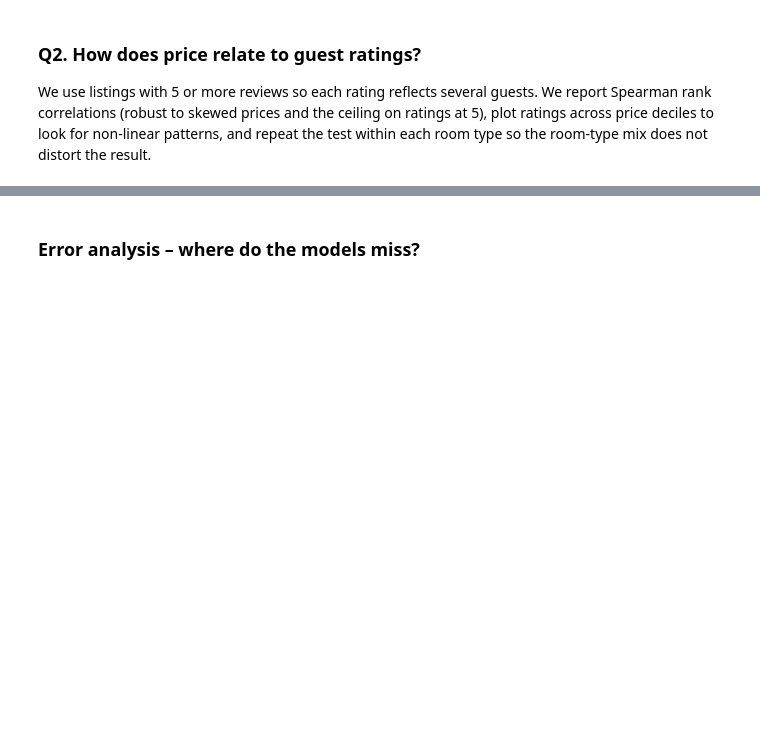
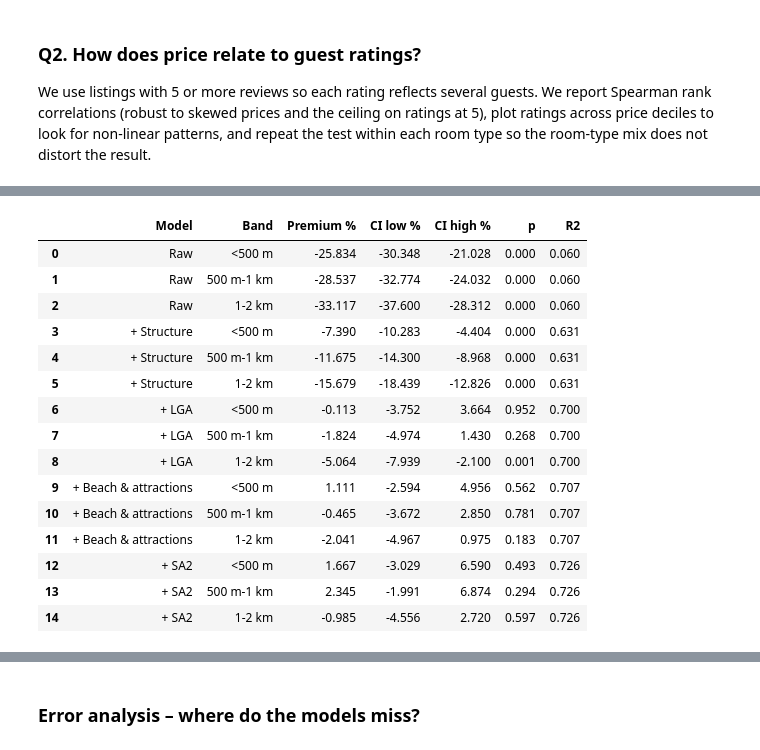
Before and after one commit to TeoTzeShuen/ACC2125-Group-Project, a Jupyter notebook: Code_GroupXX.ipynb, the cells around one changed output, grey strips where cells are left out. Cells and saved outputs as stored; diff of their text form; code cells hidden in the pictures; blank space fills up the shorter version.

```diff
--- a/Code_GroupXX.ipynb
+++ b/Code_GroupXX.ipynb
@@ -1100,13 +897,0 @@ savefig(fig, "m3_shap")
-# %%
-# Model comparison chart
-fig, axes = plt.subplots(1, 3, figsize=(11, 3.0))
-show = compare.set_index("Model").loc[["Baseline (median)", "Model 1: Ridge", "Model 3: XGBoost"]]
-labels = ["Baseline", "Ridge", "XGBoost"]
-for ax, col, fmt in [(axes[0], "R2 (log price)", "{:.3f}"), (axes[1], "RMSE (AUD)", "${:,.0f}"), (axes[2], "MAE (AUD)", "${:,.0f}")]:
-    bars = ax.bar(labels, show[col], color=[MUTED, C1, C2], width=0.6)
-    for b, v in zip(bars, show[col]):
-        ax.text(b.get_x() + b.get_width() / 2, b.get_height(), fmt.format(v), ha="center", va="bottom", fontsize=8, color=INK2)
-    ax.set_title(col)
-fig.suptitle("Test-set performance (n = {:,})".format(len(test)), x=0.01, ha="left", fontsize=10, fontweight="bold")
-fig.tight_layout()
-savefig(fig, "ml_comparison")
@@ -1120,0 +1092,52 @@ savefig(fig, "ml_comparison")
+# %%
+ref = 'C(transit_band, Treatment(reference=">2 km"))'
+STRUCT = "C(room_type) + accommodates + bedrooms + bathrooms + bath_shared + amenities_count"
+POI = "dist_to_cbd_km + np.log1p(dist_to_beach_km) + np.log1p(attractions_1km)"
+specs = {
+    "Raw": f"np.log(price) ~ {ref}",
+    "+ Structure": f"np.log(price) ~ {ref} + {STRUCT}",
+    "+ LGA": f"np.log(price) ~ {ref} + {STRUCT} + dist_to_cbd_km + C(neighbourhood_cleansed)",
+    "+ Beach & attractions": f"np.log(price) ~ {ref} + {STRUCT} + {POI} + C(neighbourhood_cleansed)",
+    "+ SA2": f"np.log(price) ~ {ref} + {STRUCT} + {POI} + C(sa2_code)",
+}
+FINAL = "+ SA2"
+prem_rows, fits = [], {}
+for name, f in specs.items():
+    m = fit(f, df)
+    fits[name] = m
+    for b in BAND_LABELS[:3]:
+        term = f'{ref}[T.{b}]'
+        lo, hi = m.conf_int().loc[term]
+        prem_rows.append({"Model": name, "Band": b, "Premium %": 100 * (np.exp(m.params[term]) - 1),
+                          "CI low %": 100 * (np.exp(lo) - 1), "CI high %": 100 * (np.exp(hi) - 1),
+                          "p": m.pvalues[term], "R2": m.rsquared})
+prem = pd.DataFrame(prem_rows)
+RESULTS["a3_premium"] = prem.round(4).to_dict(orient="list")
+RESULTS["a3_r2"] = {k: round(v.rsquared, 3) for k, v in fits.items()}
+
+def band_row(model_name, band="<500 m"):
+    return prem[(prem["Model"] == model_name) & (prem["Band"] == band)].iloc[0]
+adj = band_row(FINAL)
+RESULTS["a3_adj_premium_500"] = round(adj["Premium %"], 2)
+RESULTS["a3_adj_premium_500_ci"] = [round(adj["CI low %"], 2), round(adj["CI high %"], 2)]
+RESULTS["a3_adj_premium_500_p"] = float(adj["p"])
+RESULTS["median_price"] = float(df["price"].median())
+RESULTS["a3_adj_premium_500_dollars"] = round(RESULTS["median_price"] * adj["Premium %"] / 100, 2)
+RESULTS["a3_raw_premium_500"] = round(band_row("Raw")["Premium %"], 2)
+RESULTS["a3_lga_premium_500"] = round(band_row("+ LGA")["Premium %"], 2)
+
+# How much did clustering matter? Same final model with HC3 (listing-independent) errors
+hc3 = smf.ols(specs[FINAL], df).fit(cov_type="HC3")
+t500 = f'{ref}[T.<500 m]'
+RESULTS["a3_se_cluster_vs_hc3"] = [round(fits[FINAL].bse[t500], 4), round(hc3.bse[t500], 4)]
+# Is <500 m different from 500 m-1 km? (both measured against >2 km, so test the difference directly)
+contrast = np.zeros(len(fits[FINAL].params))
+contrast[fits[FINAL].params.index.get_loc(t500)] = 1
+contrast[fits[FINAL].params.index.get_loc(f"{ref}[T.500 m-1 km]")] = -1
+ct = fits[FINAL].t_test(contrast)
+RESULTS["a3_contrast_500_vs_1k"] = {"diff_pct": round(100 * (np.exp(float(ct.effect[0])) - 1), 2), "p": float(ct.pvalue)}
+print(f"Final model: <500 m premium {adj['Premium %']:.1f}% (95% CI {adj['CI low %']:.1f} to {adj['CI high %']:.1f}), "
+      f"SE clustered {fits[FINAL].bse[t500]:.4f} vs HC3 {hc3.bse[t500]:.4f}; <500 m vs 500 m-1 km: "
+      f"{RESULTS['a3_contrast_500_vs_1k']['diff_pct']}% (p = {float(ct.pvalue):.3f})")
+prem.round(3)
+# %% [output]
@@ -1120,0 +1145,16 @@ savefig(fig, "ml_comparison")
+|  | Model | Band | Premium % | CI low % | CI high % | p | R2 |
+| 0 | Raw | <500 m | -25.834 | -30.348 | -21.028 | 0.000 | 0.060 |
+| 1 | Raw | 500 m-1 km | -28.537 | -32.774 | -24.032 | 0.000 | 0.060 |
+| 2 | Raw | 1-2 km | -33.117 | -37.600 | -28.312 | 0.000 | 0.060 |
+| 3 | + Structure | <500 m | -7.390 | -10.283 | -4.404 | 0.000 | 0.631 |
+| 4 | + Structure | 500 m-1 km | -11.675 | -14.300 | -8.968 | 0.000 | 0.631 |
+| 5 | + Structure | 1-2 km | -15.679 | -18.439 | -12.826 | 0.000 | 0.631 |
+| 6 | + LGA | <500 m | -0.113 | -3.752 | 3.664 | 0.952 | 0.700 |
+| 7 | + LGA | 500 m-1 km | -1.824 | -4.974 | 1.430 | 0.268 | 0.700 |
+| 8 | + LGA | 1-2 km | -5.064 | -7.939 | -2.100 | 0.001 | 0.700 |
+| 9 | + Beach & attractions | <500 m | 1.111 | -2.594 | 4.956 | 0.562 | 0.707 |
+| 10 | + Beach & attractions | 500 m-1 km | -0.465 | -3.672 | 2.850 | 0.781 | 0.707 |
+| 11 | + Beach & attractions | 1-2 km | -2.041 | -4.967 | 0.975 | 0.183 | 0.707 |
+| 12 | + SA2 | <500 m | 1.667 | -3.029 | 6.590 | 0.493 | 0.726 |
+| 13 | + SA2 | 500 m-1 km | 2.345 | -1.991 | 6.874 | 0.294 | 0.726 |
+| 14 | + SA2 | 1-2 km | -0.985 | -4.556 | 2.720 | 0.597 | 0.726 |
```
Also changed, not shown: parts of 100 cells of this notebook, 26 other files.
